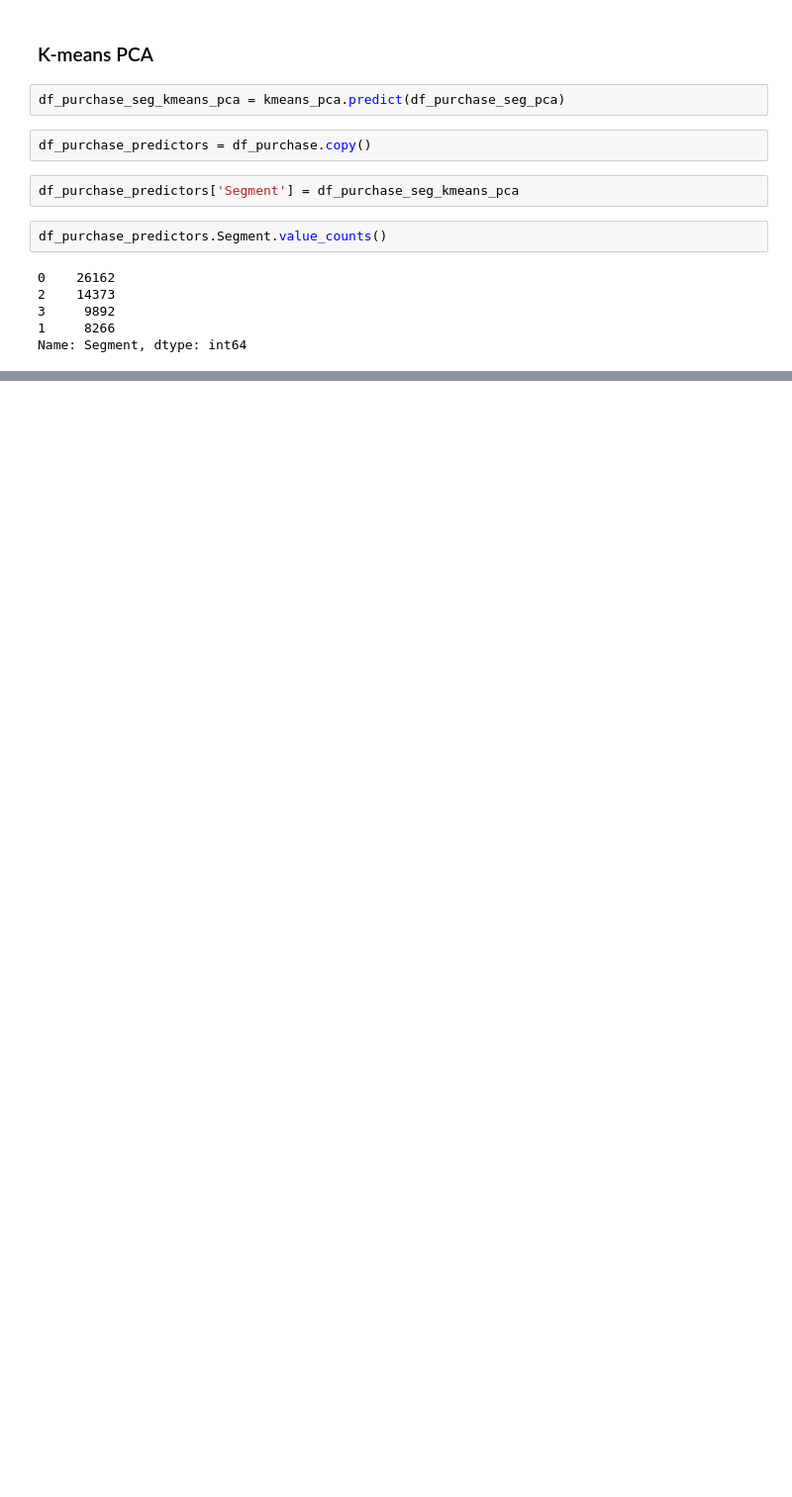
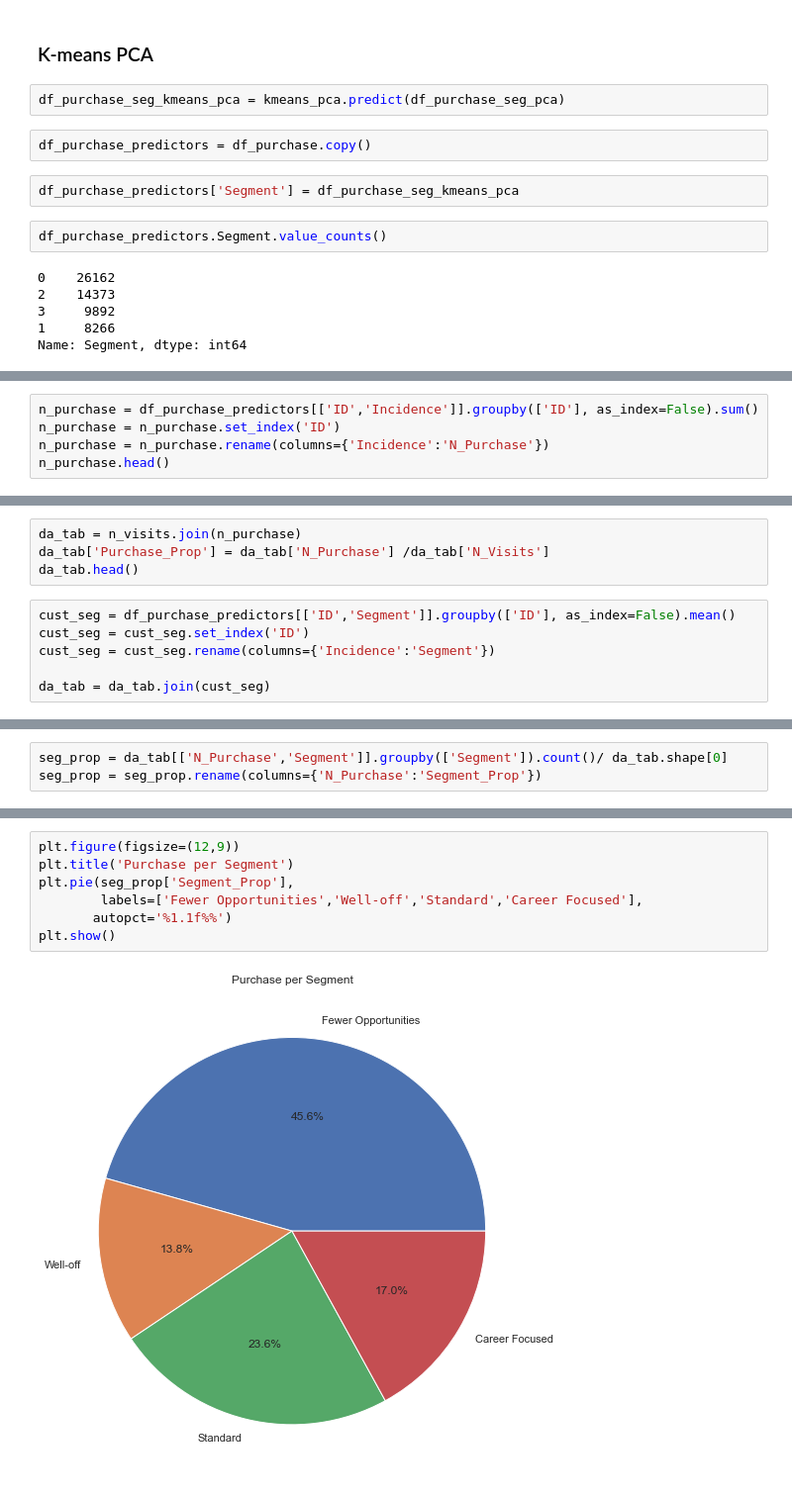
Before and after one commit to addds03/Customer-Analytics, a Jupyter notebook: Customer Analytics/Purchase Analytics.ipynb, the cells around one changed output, grey strips where cells are left out. Shown at 99% size. Saved outputs shown, nothing was run; the diff lists cells and outputs as text; blank space fills up the shorter version.

Commit message:
Added Initial Analysis
Added Descriptive Analysis, based on customer and then segments

```diff
--- a/Customer Analytics/Purchase Analytics.ipynb
+++ b/Customer Analytics/Purchase Analytics.ipynb
@@ -63,0 +91,5 @@ Name: Segment, dtype: int64
+# %%
+n_purchase = df_purchase_predictors[['ID','Incidence']].groupby(['ID'], as_index=False).sum()
+n_purchase = n_purchase.set_index('ID')
+n_purchase = n_purchase.rename(columns={'Incidence':'N_Purchase'})
+n_purchase.head()
@@ -63,0 +104,10 @@ Name: Segment, dtype: int64
+# %%
+da_tab = n_visits.join(n_purchase)
+da_tab['Purchase_Prop'] = da_tab['N_Purchase'] /da_tab['N_Visits']
+da_tab.head()
+# %%
+cust_seg = df_purchase_predictors[['ID','Segment']].groupby(['ID'], as_index=False).mean()
+cust_seg = cust_seg.set_index('ID')
+cust_seg = cust_seg.rename(columns={'Incidence':'Segment'})
+
+da_tab = da_tab.join(cust_seg)
@@ -63,0 +126,3 @@ Name: Segment, dtype: int64
+# %%
+seg_prop = da_tab[['N_Purchase','Segment']].groupby(['Segment']).count()/ da_tab.shape[0]
+seg_prop = seg_prop.rename(columns={'N_Purchase':'Segment_Prop'})
@@ -63,0 +138,9 @@ Name: Segment, dtype: int64
+# %%
+plt.figure(figsize=(12,9))
+plt.title('Purchase per Segment')
+plt.pie(seg_prop['Segment_Prop'],
+        labels=['Fewer Opportunities','Well-off','Standard','Career Focused'],
+       autopct='%1.1f%%')
+plt.show()
+# %% [output]
+[figure, added]
```
Also changed, not shown: parts of 7 cells of this notebook.
